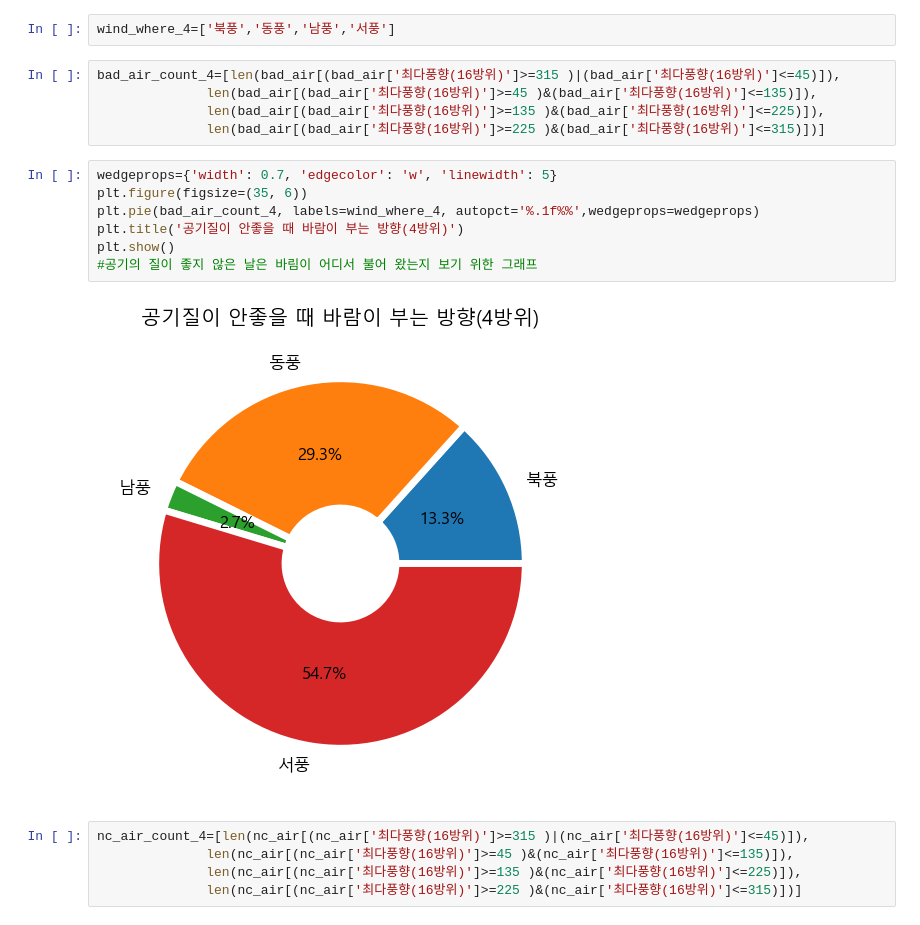
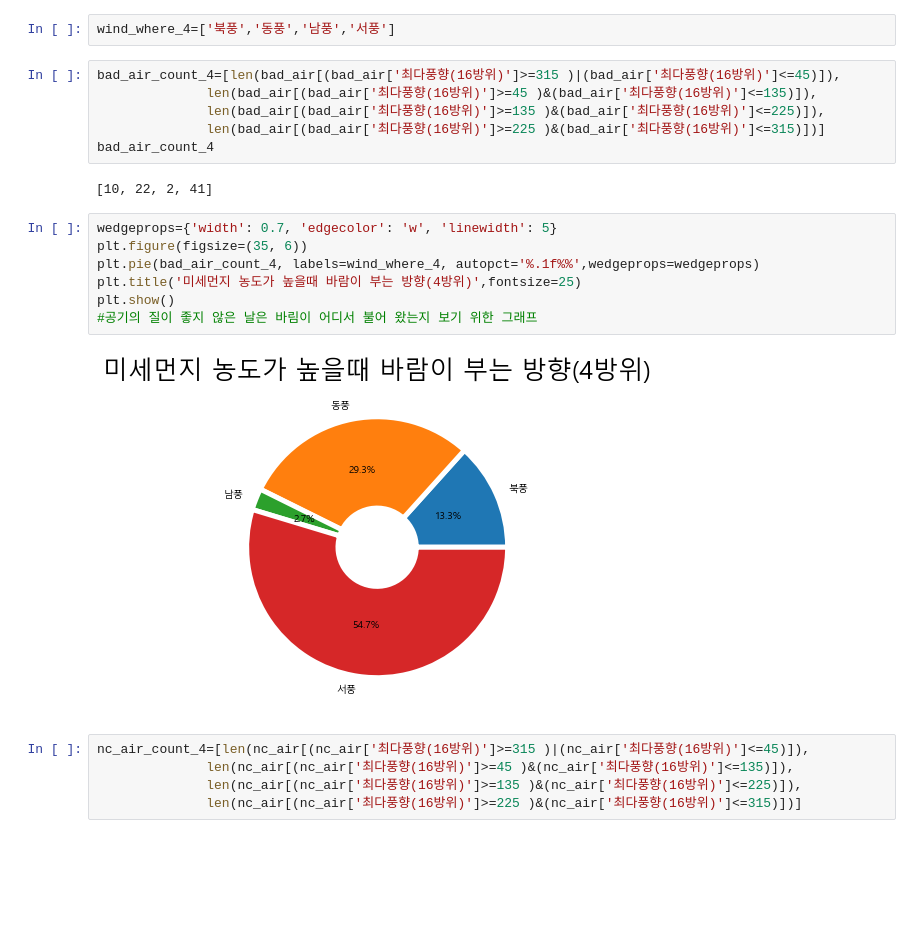
Before and after one commit to heyera/programming3_class, a Jupyter notebook: HWP.ipynb, the cells around one changed output. Drawn from its saved outputs; the diff is of its cells as text; blank space fills up the shorter version.

```diff
--- a/HWP.ipynb
+++ b/HWP.ipynb
@@ -249,15 +157,18 @@ bad_air_count_4=[len(bad_air[(bad_air['최다풍향(16방위)']>=315 )|(bad_air[
               len(bad_air[(bad_air['최다풍향(16방위)']>=45 )&(bad_air['최다풍향(16방위)']<=135)]),
               len(bad_air[(bad_air['최다풍향(16방위)']>=135 )&(bad_air['최다풍향(16방위)']<=225)]),
               len(bad_air[(bad_air['최다풍향(16방위)']>=225 )&(bad_air['최다풍향(16방위)']<=315)])]
+bad_air_count_4
+# %% [output]
+[10, 22, 2, 41]
 # %%
 wedgeprops={'width': 0.7, 'edgecolor': 'w', 'linewidth': 5}
 plt.figure(figsize=(35, 6))
 plt.pie(bad_air_count_4, labels=wind_where_4, autopct='%.1f%%',wedgeprops=wedgeprops)
-plt.title('공기질이 안좋을 때 바람이 부는 방향(4방위)')
+plt.title('미세먼지 농도가 높을때 바람이 부는 방향(4방위)',fontsize=25)
 plt.show()
 #공기의 질이 좋지 않은 날은 바림이 어디서 불어 왔는지 보기 위한 그래프
 # %% [output]
-[figure, old version]
+[figure, new version]
 # %%
 nc_air_count_4=[len(nc_air[(nc_air['최다풍향(16방위)']>=315 )|(nc_air['최다풍향(16방위)']<=45)]),
               len(nc_air[(nc_air['최다풍향(16방위)']>=45 )&(nc_air['최다풍향(16방위)']<=135)]),
```
Also changed, not shown: parts of 25 cells of this notebook.
